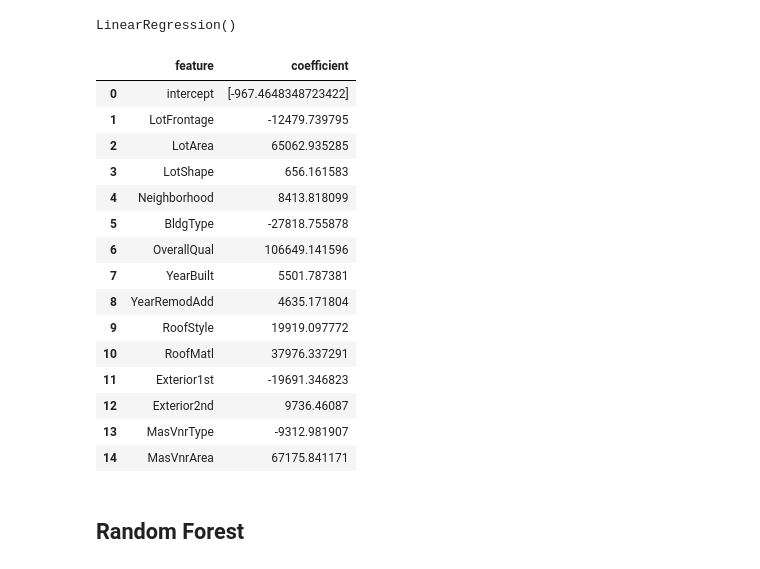
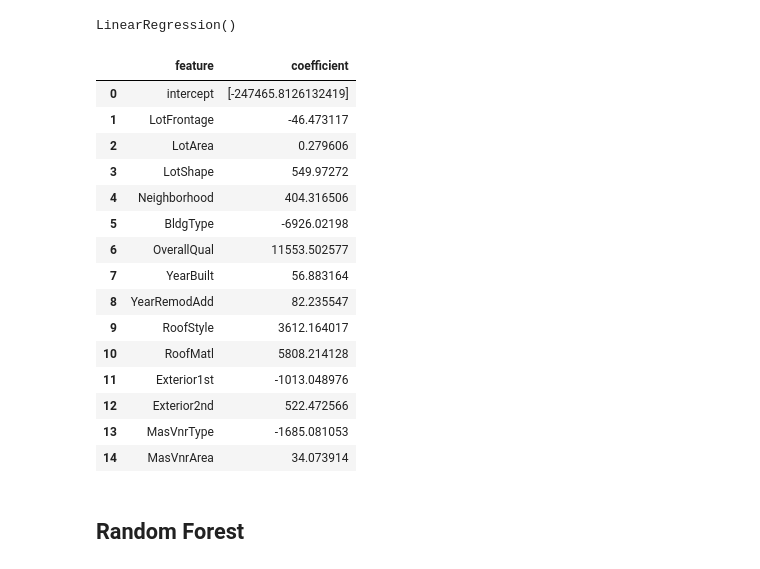
Before and after one commit to mwahid60/house_price_prediction, a Jupyter notebook: main.ipynb, the cells around one changed output. Saved outputs shown, nothing was run; the diff lists cells and outputs as text; code cells hidden in the pictures.

```diff
--- a/main.ipynb
+++ b/main.ipynb
@@ -1172,33 +1198,33 @@ MMcor_test = minmax.fit_transform(cor_test)
 # %%
 simple_reg = LinearRegression()
 
-simple_reg.fit(X_train_MM, Y_train_MM)
+simple_reg.fit(X_train, Y_train)
 # %% [output]
 LinearRegression()
 # %%
 coef_df = pd.DataFrame({
-    'feature':['intercept'] + cor_train.columns.tolist(),
+    'feature':['intercept'] + X_train.columns.tolist(),
     'coefficient':[simple_reg.intercept_] + list(simple_reg.coef_[0])
 })
 
 coef_df.head(15)
 # %% [output]
 |  | feature | coefficient |
-| 0 | intercept | [-967.4648348723422] |
-| 1 | LotFrontage | -12479.739795 |
-| 2 | LotArea | 65062.935285 |
-| 3 | LotShape | 656.161583 |
-| 4 | Neighborhood | 8413.818099 |
-| 5 | BldgType | -27818.755878 |
-| 6 | OverallQual | 106649.141596 |
-| 7 | YearBuilt | 5501.787381 |
-| 8 | YearRemodAdd | 4635.171804 |
-| 9 | RoofStyle | 19919.097772 |
-| 10 | RoofMatl | 37976.337291 |
-| 11 | Exterior1st | -19691.346823 |
-| 12 | Exterior2nd | 9736.46087 |
-| 13 | MasVnrType | -9312.981907 |
-| 14 | MasVnrArea | 67175.841171 |
+| 0 | intercept | [-247465.8126132419] |
+| 1 | LotFrontage | -46.473117 |
+| 2 | LotArea | 0.279606 |
+| 3 | LotShape | 549.97272 |
+| 4 | Neighborhood | 404.316506 |
+| 5 | BldgType | -6926.02198 |
+| 6 | OverallQual | 11553.502577 |
+| 7 | YearBuilt | 56.883164 |
+| 8 | YearRemodAdd | 82.235547 |
+| 9 | RoofStyle | 3612.164017 |
+| 10 | RoofMatl | 5808.214128 |
+| 11 | Exterior1st | -1013.048976 |
+| 12 | Exterior2nd | 522.472566 |
+| 13 | MasVnrType | -1685.081053 |
+| 14 | MasVnrArea | 34.073914 |
 # %% [markdown]
 ## Random Forest
 # %%
```
Also changed, not shown: parts of 28 cells of this notebook, 1 other file.
